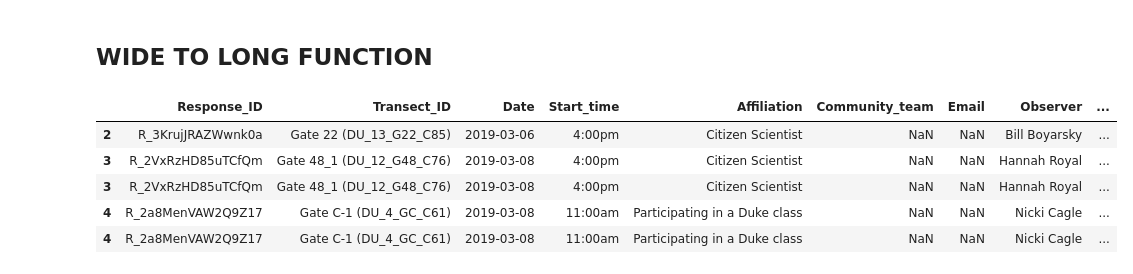
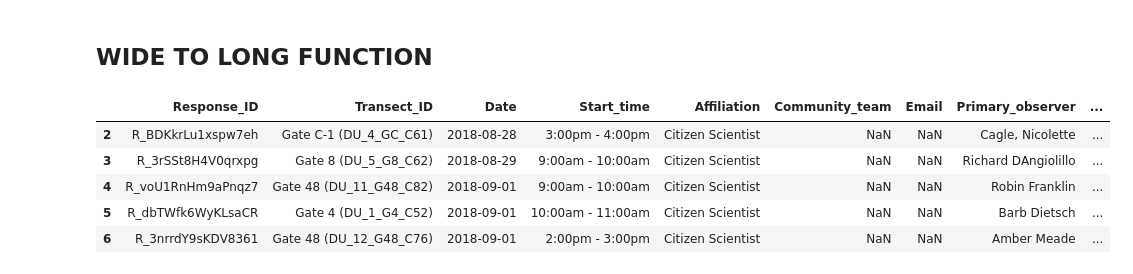
Before and after one commit to harssh03/Team-21-Duke-Forest, a Jupyter notebook: Even newer cleaner.ipynb, the cells around one changed output. Cells and saved outputs as stored; diff of their text form; code cells hidden in the pictures.

```diff
--- a/Even newer cleaner.ipynb
+++ b/Even newer cleaner.ipynb
@@ -1058,6 +1058,12 @@ def dead_other_add(df):
     index = df.columns.get_loc('SP_15_Photo') + 4
     df.insert(index, 'Other_detail', np.nan)
 
+    index = df.columns.get_loc('SP_15_Photo') + 5
+    df.insert(index, 'Incidental_obs', np.nan)
+
+    index = df.columns.get_loc('SP_15_Photo') + 6
+    df.insert(index, 'Incidental_detail', np.nan)
+
     return df
 # %%
 Pre_2018 = dead_other_add(Pre_2018)
@@ -1122,11 +1137,12 @@ S1_2023 = wide_to_long(S1_2023)
 S2_2023 = wide_to_long(S2_2023)
 # %%
 cols = [
-        'Response_ID', 'Transect_ID', 'Date', 'Start_time', 'Affiliation', 'Community_team', 'Email', 'Observer',
-        'Other_Observers', 'Temperature', 'Sky_condition', 'Complete_transect', 'Complete_reason', 'Herp_obs', 'Ant_obs',
-        'Flag', 'Flag_details', 'SP', 'SP_Cover_ID', 'SP_Total', 'SP_Photo', 'Dead_animal', 'Dead_detail',
-        'Other_animal', 'Other_detail', 'Upload_photo', 'Upload_sheet', 'Comments', 'Administrative_comments'
-    ]
+        'Response_ID','Transect_ID','Date','Start_time','Affiliation','Community_team','Email','Primary_observer',
+        'Other_observer','Temperature','Sky_condition','Complete_transect','Complete_reason','Herp_obs','Ant_obs',
+        'Flag','Flag_details','SP','SP_Cover_ID','SP_Total','SP_Photo','Dead_animal','Dead_detail','Other_animal',
+        'Other_detail','Incidental_obs','Incidental_detail','Upload_photo','Upload_sheet','Comments',
+        'Administrative_comments'
+        ]
 Pre_2018 = Pre_2018[cols]
 S1_2020 = S1_2020[cols]
 S1_2021 = S1_2021[cols]
@@ -1137,29 +1153,30 @@ S2_2023 = S2_2023[cols]
 
 
 S1_2018_cols = [
-        'Response_ID', 'Transect_ID', 'Date', 'Start_time', 'Affiliation', 'Community_team', 'Email', 'Observer',
-        'Other_Observers', 'Temperature', 'Sky_condition', 'Complete_transect', 'Complete_reason', 'Herp_obs', 'Ant_obs',
+        'Response_ID','Transect_ID','Date','Start_time','Affiliation','Community_team','Email','Primary_observer',
+        'Other_observer','Temperature','Sky_condition','Complete_transect','Complete_reason','Herp_obs','Ant_obs',
         'Flag', 'Flag_details', 'SP', 'SP_Cover_ID', 'SP_Total', 'SP_Photo', 'Dead_animal', 'Dead_detail',
-        'Other_animal', 'Other_detail', 'Upload_photo', 'Upload_sheet', 'Comments', 'Administrative_comments',
-        'Extra photo 1', 'Extra photo 2'
-    ]
+        'Other_animal', 'Other_detail', 'Incidental_obs','Incidental_detail','Upload_photo', 'Upload_sheet',
+        'Comments', 'Administrative_comments','Extra photo 1', 'Extra photo 2'
+        ]
 S2_2018 = S2_2018[S1_2018_cols]
 
 S1_2019_cols = [
-        'Response_ID', 'Transect_ID', 'Date', 'Start_time', 'Affiliation', 'Community_team', 'Email', 'Observer',
-        'Other_Observers', 'Temperature', 'Sky_condition', 'Complete_transect', 'Complete_reason', 'Herp_obs', 'Ant_obs',
-        'Flag', 'Flag_details', 'SP', 'SP_Cover_ID', 'SP_Total', 'SP_Photo', 'Dead_animal', 'Dead_detail',
-        'Other_animal', 'Other_detail', 'Upload_photo', 'Upload_sheet', 'Comments', 'Administrative_comments',
-        'Extra photo 1', 'Extra photo 2', 'Extra photo 3','Extra photo 4', 'Extra photo 5','Extra photo 6', 'Extra photo 7','Extra photo 8','Extra photo 9','Extra photo 10'
-    ]
+        'Response_ID','Transect_ID','Date','Start_time','Affiliation','Community_team','Email','Primary_observer',
+        'Other_observer','Temperature','Sky_condition','Complete_transect','Complete_reason','Herp_obs','Ant_obs',
+        'Flag','Flag_details','SP','SP_Cover_ID','SP_Total','SP_Photo','Dead_animal','Dead_detail','Other_animal',
+        'Other_detail','Incidental_obs','Incidental_detail','Upload_photo','Upload_sheet','Comments',
+        'Administrative_comments','Extra photo 1','Extra photo 2','Extra photo 3','Extra photo 4','Extra photo 5',
+        'Extra photo 6','Extra photo 7','Extra photo 8','Extra photo 9','Extra photo 10'
+        ]
 S1_2019 = S1_2019[S1_2019_cols]
 # %%
-S1_2019.head()
+S2_2018.head()
 # %% [output]
-|  | Response_ID | Transect_ID | Date | Start_time | Affiliation | Community_team | Email | Observer | ... |
-| 2 | R_3KrujJRAZWwnk0a | Gate 22 (DU_13_G22_C85) | 2019-03-06 | 4:00pm | Citizen Scientist | NaN | NaN | Bill Boyarsky | ... |
-| 3 | R_2VxRzHD85uTCfQm | Gate 48_1 (DU_12_G48_C76) | 2019-03-08 | 4:00pm | Citizen Scientist | NaN | NaN | Hannah Royal | ... |
-| 3 | R_2VxRzHD85uTCfQm | Gate 48_1 (DU_12_G48_C76) | 2019-03-08 | 4:00pm | Citizen Scientist | NaN | NaN | Hannah Royal | ... |
-| 4 | R_2a8MenVAW2Q9Z17 | Gate C-1 (DU_4_GC_C61) | 2019-03-08 | 11:00am | Participating in a Duke class | NaN | NaN | Nicki Cagle | ... |
-| 4 | R_2a8MenVAW2Q9Z17 | Gate C-1 (DU_4_GC_C61) | 2019-03-08 | 11:00am | Participating in a Duke class | NaN | NaN | Nicki Cagle | ... |
+|  | Response_ID | Transect_ID | Date | Start_time | Affiliation | Community_team | Email | Primary_observer | ... |
+| 2 | R_BDKkrLu1xspw7eh | Gate C-1 (DU_4_GC_C61) | 2018-08-28 | 3:00pm - 4:00pm | Citizen Scientist | NaN | NaN | Cagle, Nicolette | ... |
+| 3 | R_3rSSt8H4V0qrxpg | Gate 8 (DU_5_G8_C62) | 2018-08-29 | 9:00am - 10:00am | Citizen Scientist | NaN | NaN | Richard DAngiolillo | ... |
+| 4 | R_voU1RnHm9aPnqz7 | Gate 48 (DU_11_G48_C82) | 2018-09-01 | 9:00am - 10:00am | Citizen Scientist | NaN | NaN | Robin Franklin | ... |
+| 5 | R_dbTWfk6WyKLsaCR | Gate 4 (DU_1_G4_C52) | 2018-09-01 | 10:00am - 11:00am | Citizen Scientist | NaN | NaN | Barb Dietsch | ... |
+| 6 | R_3nrrdY9sKDV8361 | Gate 48 (DU_12_G48_C76) | 2018-09-01 | 2:00pm - 3:00pm | Citizen Scientist | NaN | NaN | Amber Meade | ... |
 # %%
```
Also changed, not shown: parts of 22 cells of this notebook.
